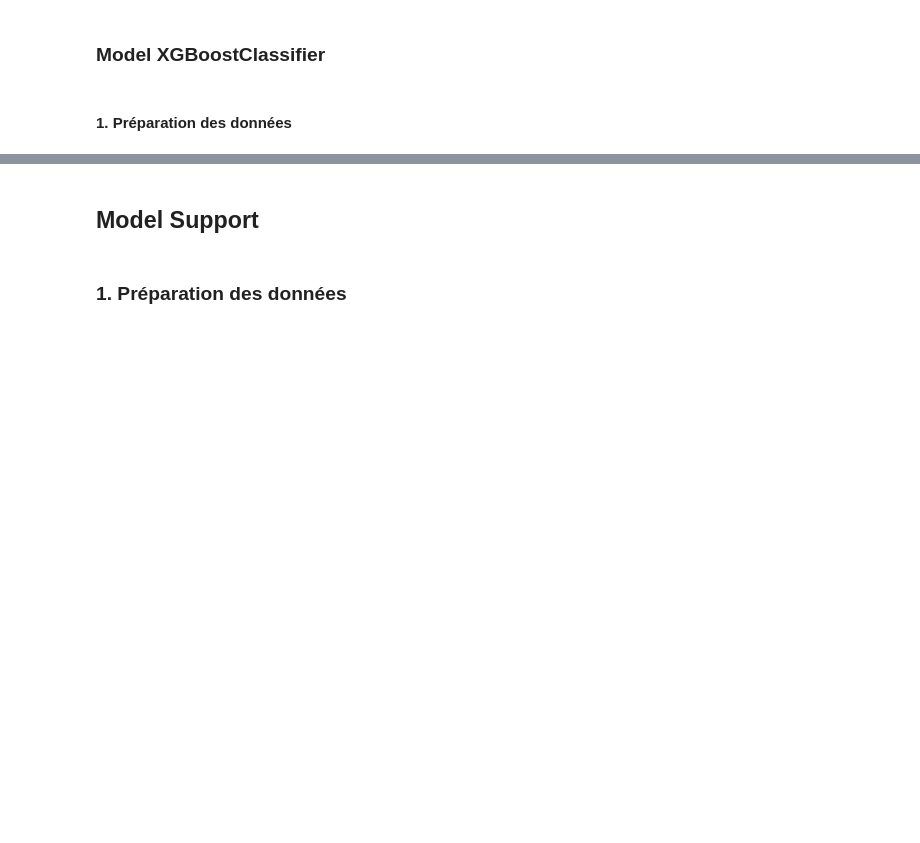
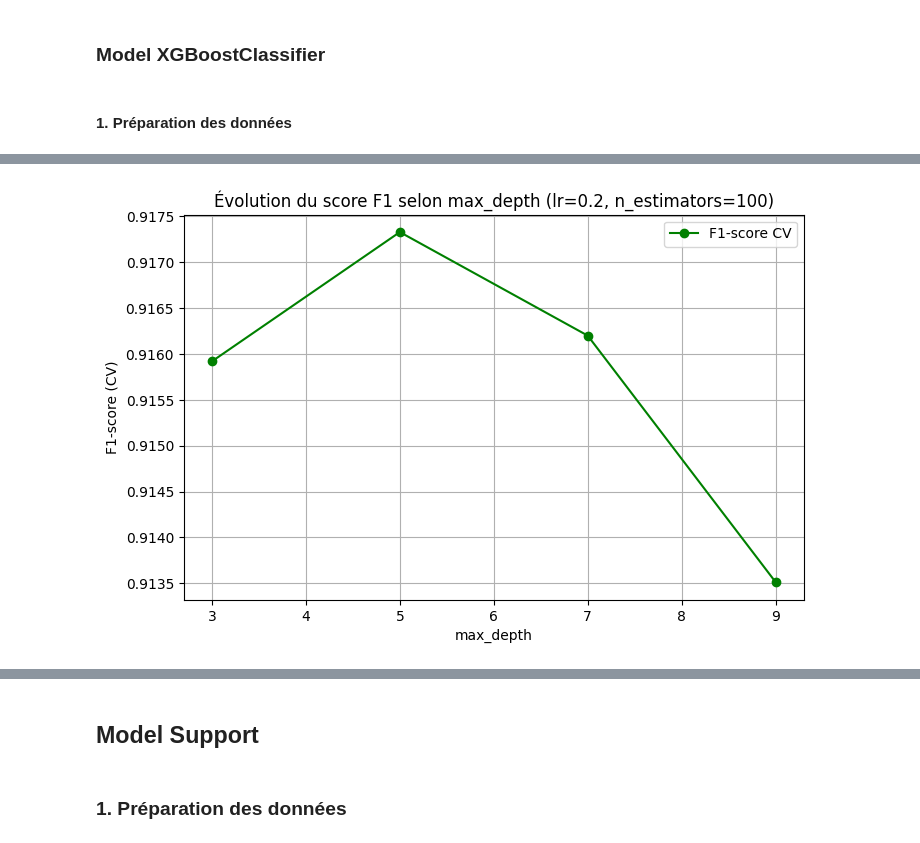
Before and after one commit to blaugrana11/ML-model_LoL, a Jupyter notebook: notebooks/mission_1.ipynb, the cells around one changed output, grey strips where cells are left out. Saved outputs shown, nothing was run; the diff lists cells and outputs as text; code cells hidden in the pictures; blank space fills up the shorter version.

```diff
--- a/notebooks/mission_1.ipynb
+++ b/notebooks/mission_1.ipynb
@@ -689,0 +881,14 @@ shap.summary_plot(shap_values_class1, X_val)
+# %%
+# Variante 1 : impact de max_depth
+subset_md = df[(df['param_learning_rate'] == 0.2) & (df['param_n_estimators'] == 100)]
+
+plt.figure(figsize=(8,5))
+plt.plot(subset_md['param_max_depth'], subset_md['mean_test_score'], marker='o', color='green', label='F1-score CV')
+plt.title("Évolution du score F1 selon max_depth (lr=0.2, n_estimators=100)")
+plt.xlabel("max_depth")
+plt.ylabel("F1-score (CV)")
+plt.grid(True)
+plt.legend()
+plt.show()
+# %% [output]
+[figure, added]
```
Also changed, not shown: parts of 20 cells of this notebook.
